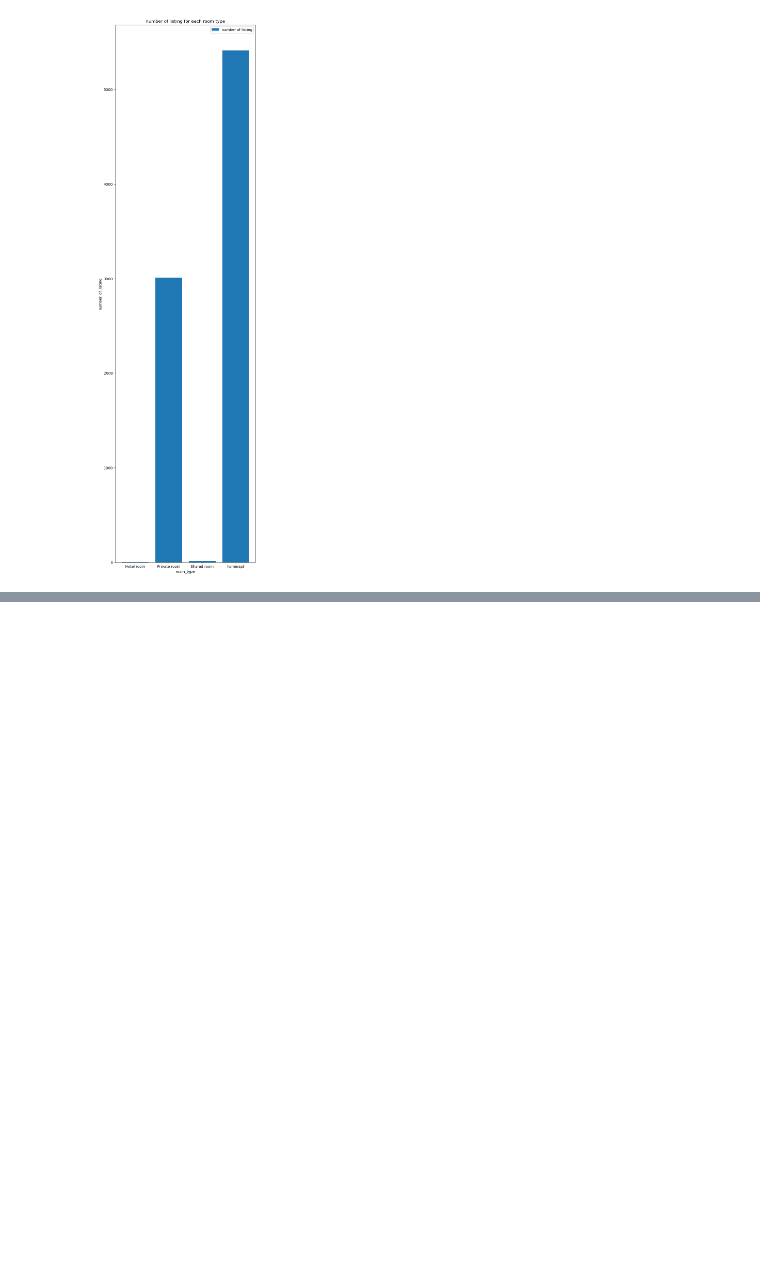
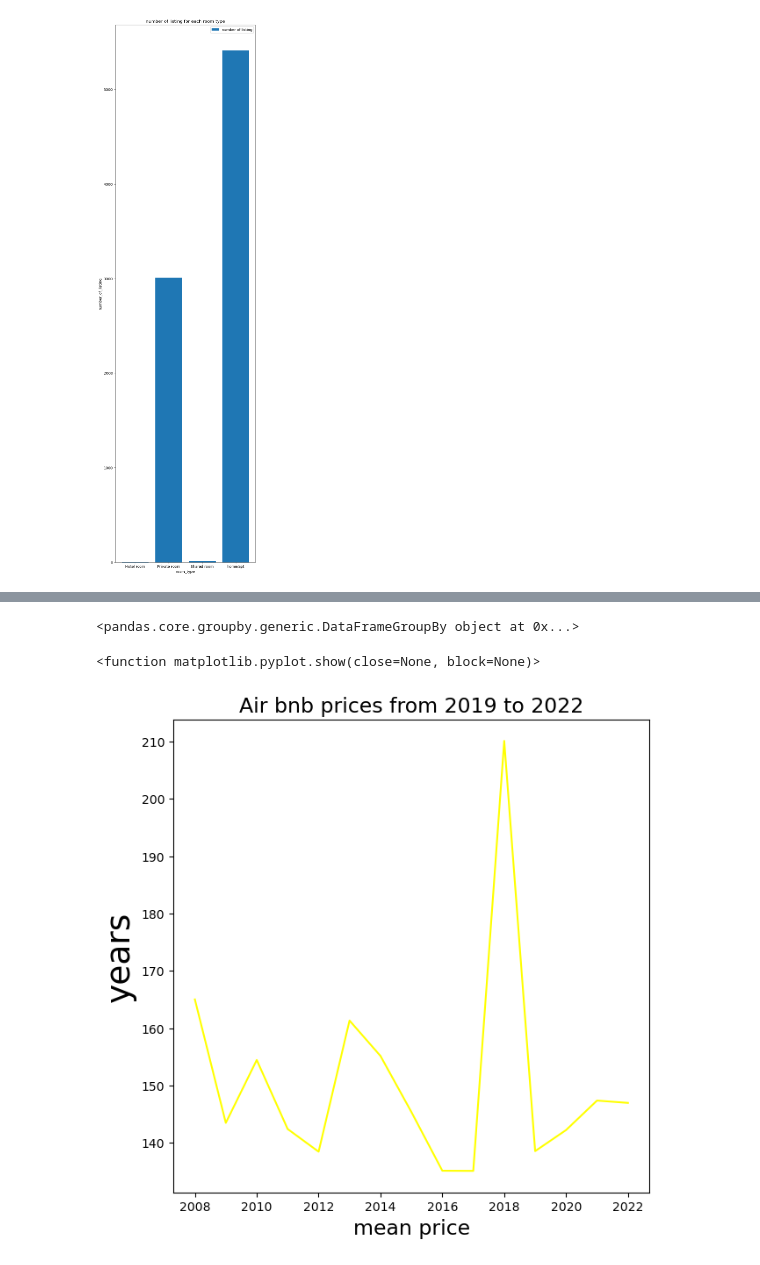
Before and after one commit to ALBERTMICHAEL7/com727assessment, a Jupyter notebook: matplotlib.ipynb, the cells around one changed output, grey strips where cells are left out. Cells and saved outputs as stored; diff of their text form; code cells hidden in the pictures; blank space fills up the shorter version.

```diff
--- a/matplotlib.ipynb
+++ b/matplotlib.ipynb
@@ -56,0 +86,20 @@ plt.show()
+# %%
+fig,axs=plt.subplots(1,1,figsize=(7,7))
+plot_frame['host_since']=pd.to_datetime(plot_frame['host_since'])
+price_per=plot_frame.groupby(plot_frame.host_since.dt.year)
+year=price_per.size()
+years=year.index.tolist()
+print(price_per)
+mean_price=price_per['price'].mean().tolist()
+to_2022=plot_frame.query("host_since>='1/1/2019' and host_since<='1/1/2022'")
+# xl=to_2022['price'].mean().tolist()
+# yl=to_2022['host_since'].mean().tolist()
+axs.plot(years,mean_price,color='yellow')
+axs.set_xlabel('mean price',fontsize=17)
+axs.set_ylabel('years',fontsize=27)
+axs.set_title("Air bnb prices from 2019 to 2022", fontsize=17)
+plt.show
+# %% [output]
+<pandas.core.groupby.generic.DataFrameGroupBy object at 0x...>
+<function matplotlib.pyplot.show(close=None, block=None)>
+[figure, added]
```
Also changed, not shown: parts of 2 cells of this notebook.
